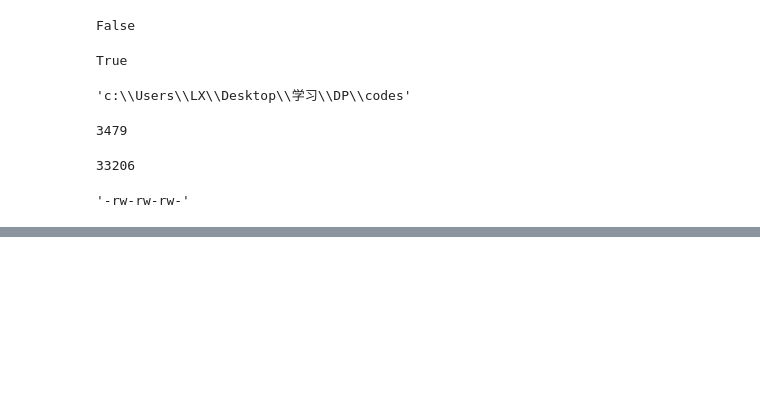
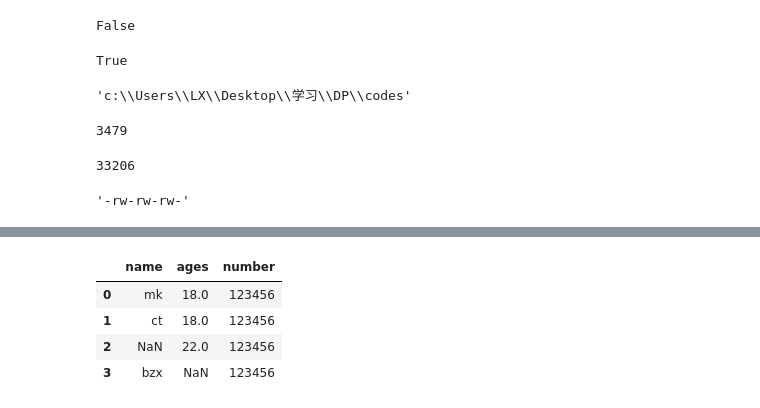
Before and after one commit to Alive-mk/DP, a Jupyter notebook: codes/data preprocessing.ipynb, the cells around one changed output, grey strips where cells are left out. Saved outputs shown, nothing was run; the diff lists cells and outputs as text; code cells hidden in the pictures; blank space fills up the shorter version.

```diff
--- a/codes/data preprocessing.ipynb
+++ b/codes/data preprocessing.ipynb
@@ -90,0 +210,9 @@ os.getenv(".")
+# %%
+df.rename(columns={"age":"ages"}, inplace=True)
+df.head()
+# %% [output]
+|  | name | ages | number |
+| 0 | mk | 18.0 | 123456 |
+| 1 | ct | 18.0 | 123456 |
+| 2 | NaN | 22.0 | 123456 |
+| 3 | bzx | NaN | 123456 |
```
Also changed, not shown: parts of 19 cells of this notebook, 2 other files.
